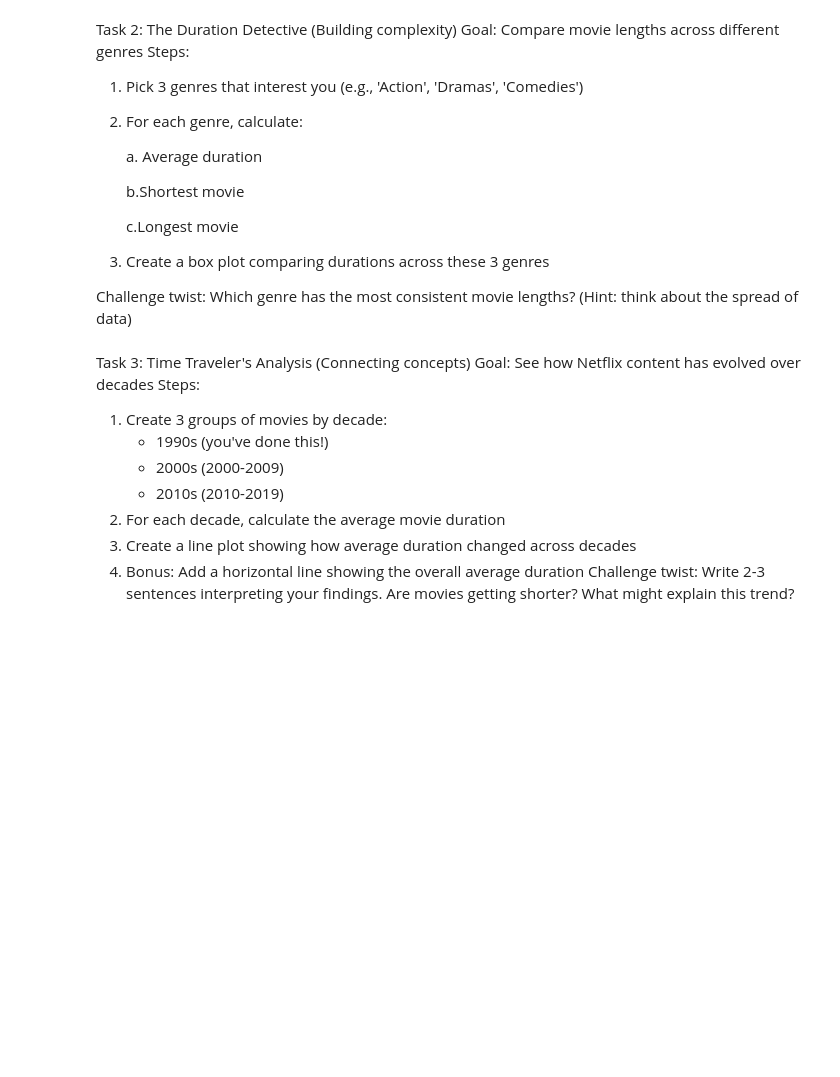
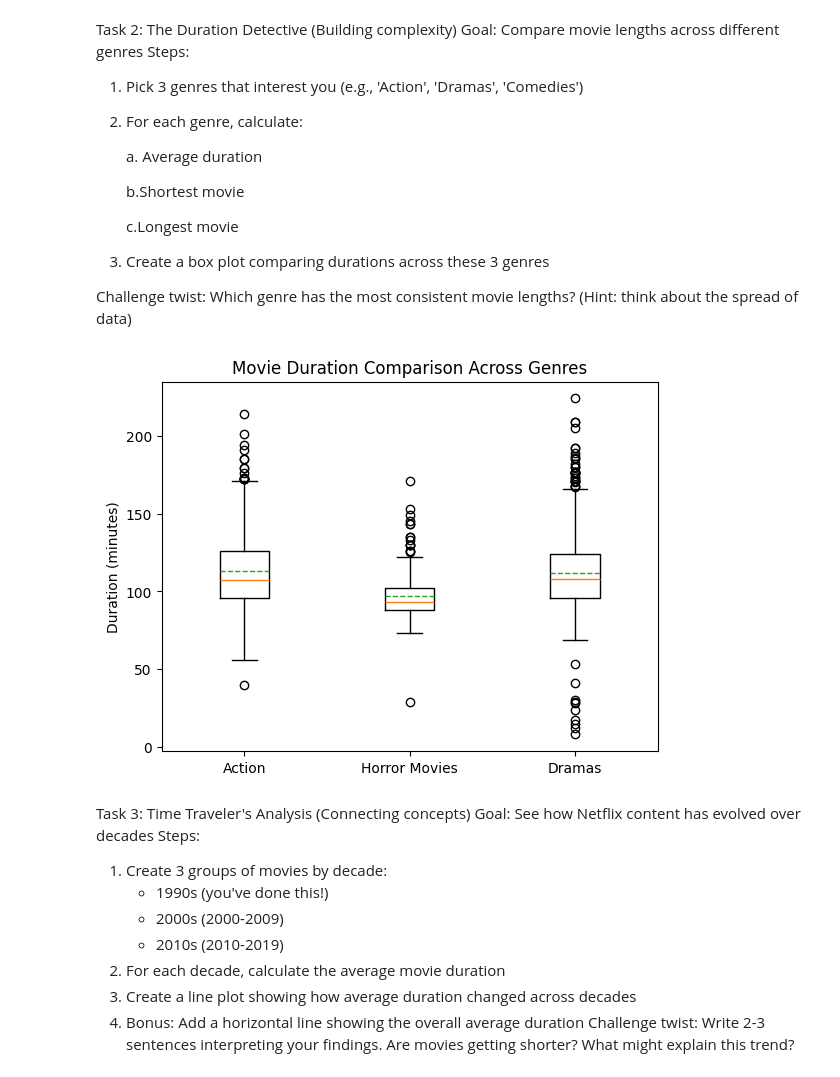
Before and after one commit to christianabusca/netflix-movies-analysis, a Jupyter notebook: netflix.ipynb, the cells around one changed output. Cells and saved outputs as stored; diff of their text form; code cells hidden in the pictures; blank space fills up the shorter version.

```diff
--- a/netflix.ipynb
+++ b/netflix.ipynb
@@ -123,3 +121,42 @@ Challenge twist: Which genre has the most consistent movie lengths? (Hint: think
+# %%
+# Start coding here! Use as many cells as you like
+
+# TASK 2
+# 1, I choose Action, Horror Movies and Dramas
+# 2.A
+# Action
+action = movies[(movies['genre']=='Action')]
+action_avg = action['duration'].mean()
+action_shortest = action['duration'].min()
+action_longest = action['duration'].max()
+
+# Horror Movies
+horror = movies[movies['genre']=='Horror Movies']
+horror_avg = horror['duration'].mean()
+horror_min = horror['duration'].min()
+horror_max = horror['duration'].max()
+
+# Dramas
+drama = movies[movies['genre'] == 'Dramas']
+drama_avg = drama['duration'].mean()
+drama_min = drama['duration'].min()
+drama_max = drama['duration'].max()
+
+
+genre_compare = ['Action', 'Horror Movies', 'Dramas']
+filtired = movies[movies['genre'].isin(genre_compare)].groupby('genre')['duration'].agg(['mean', 'min','max'])
+data = [movies[movies['genre']==g] ['duration']
+        for g in genre_compare]
+
+plt.boxplot(data,
+            labels=genre_compare,
+            showmeans = True,
+            meanline = True)
+plt.ylabel("Duration (minutes)")
+plt.title("Movie Duration Comparison Across Genres")
+plt.show()
+# %% [output]
+[figure, added]
 # %% [markdown]
 Task 3: Time Traveler's Analysis (Connecting concepts)
 Goal: See how Netflix content has evolved over decades
```
Also changed, not shown: parts of 7 cells of this notebook.
